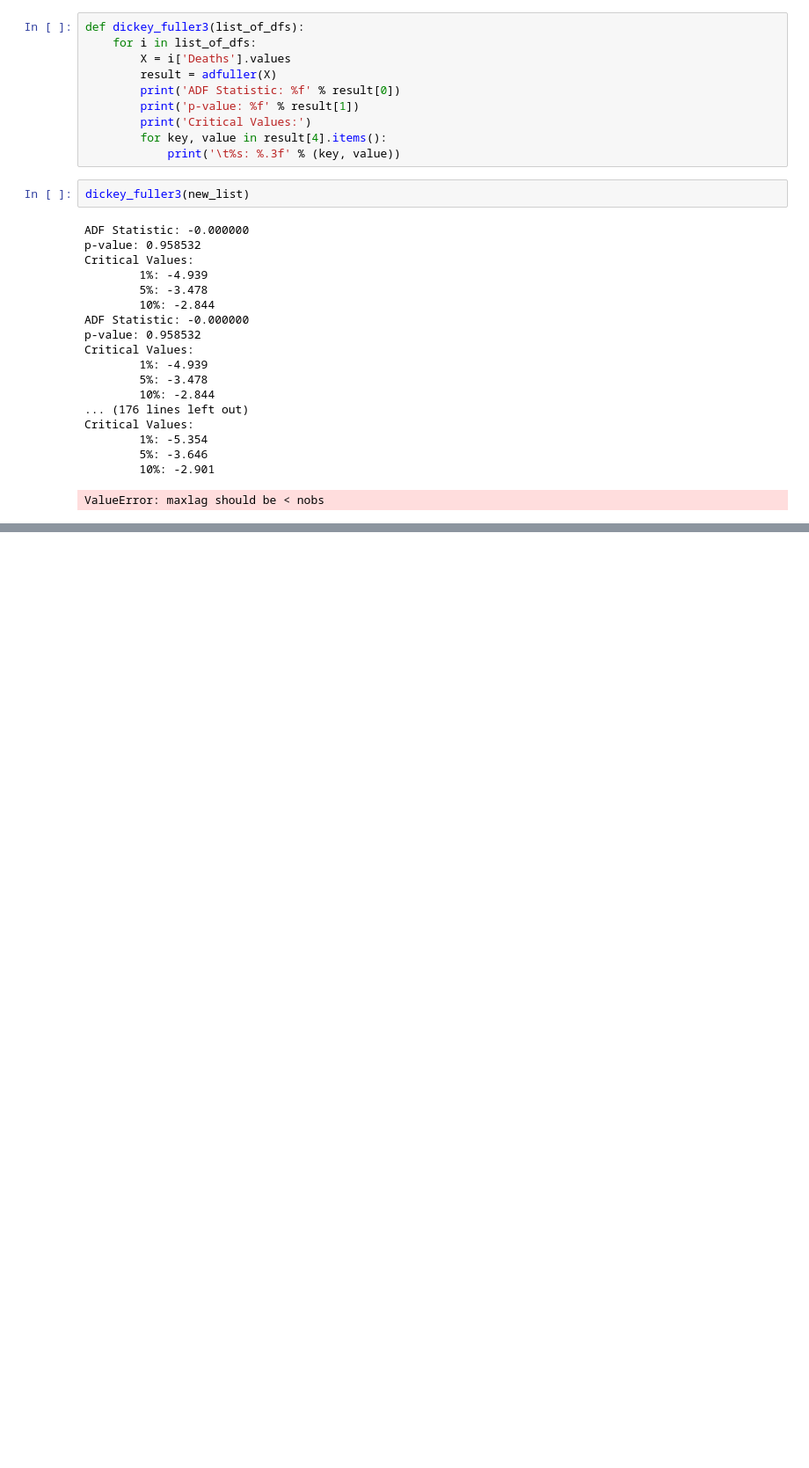
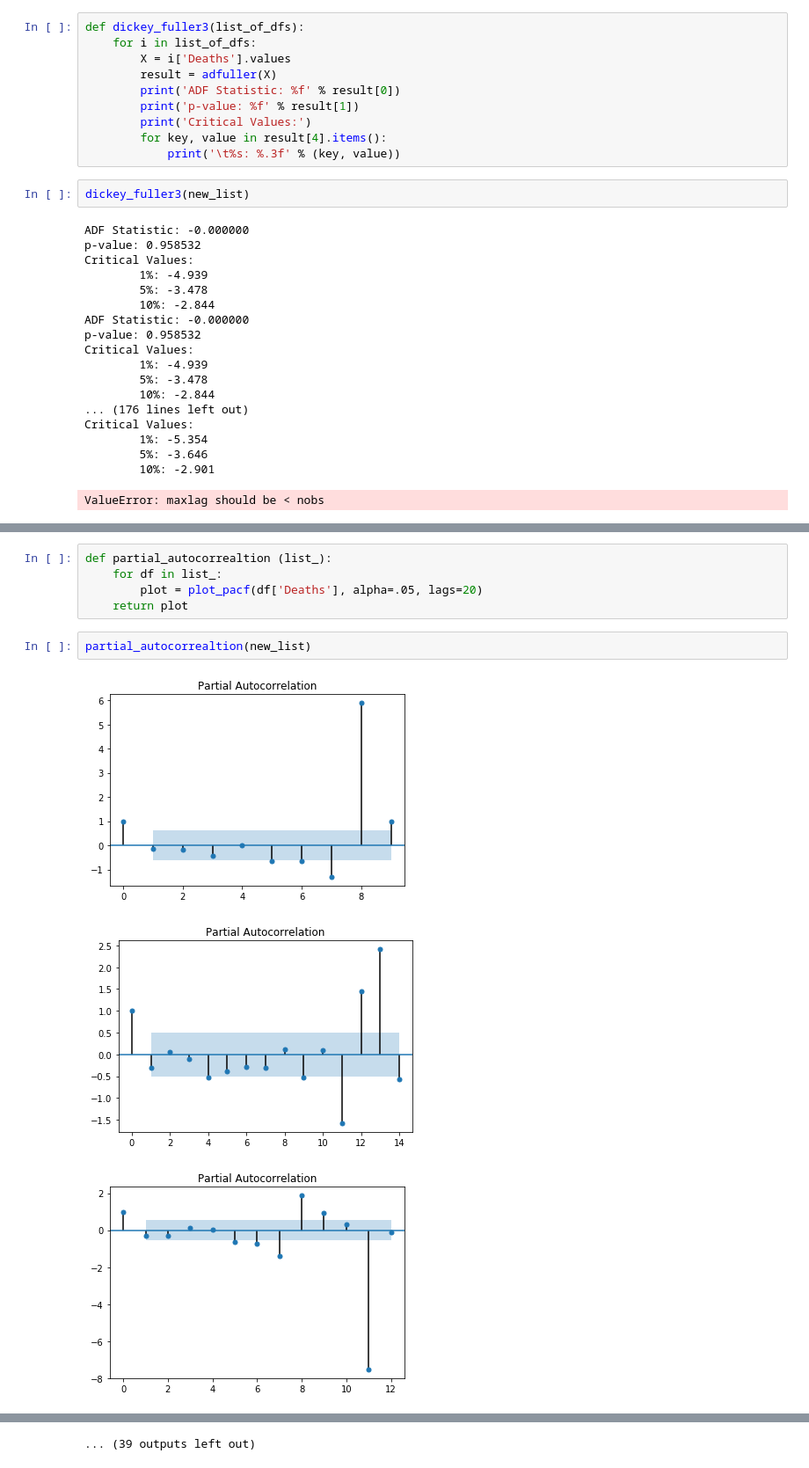
Before and after one commit to Cristinamulas/Final_Project, a Jupyter notebook: Time Series F.ipynb, the cells around one changed output, grey strips where cells are left out. Shown at 88% size. Saved outputs shown, nothing was run; the diff lists cells and outputs as text; blank space fills up the shorter version.

```diff
--- a/Time Series F.ipynb
+++ b/Time Series F.ipynb
@@ -837,0 +651,11 @@ LinAlgError: Array must not contain infs or NaNs
+# %%
+def partial_autocorrealtion (list_):
+    for df in list_:
+        plot = plot_pacf(df['Deaths'], alpha=.05, lags=20)
+    return plot
+# %%
+partial_autocorrealtion(new_list)
+# %% [output]
+[figure, added]
+[figure, added]
+[figure, added]
@@ -837,0 +671 @@ LinAlgError: Array must not contain infs or NaNs
+... (39 outputs left out)
```
Also changed, not shown: parts of 18 cells of this notebook.
